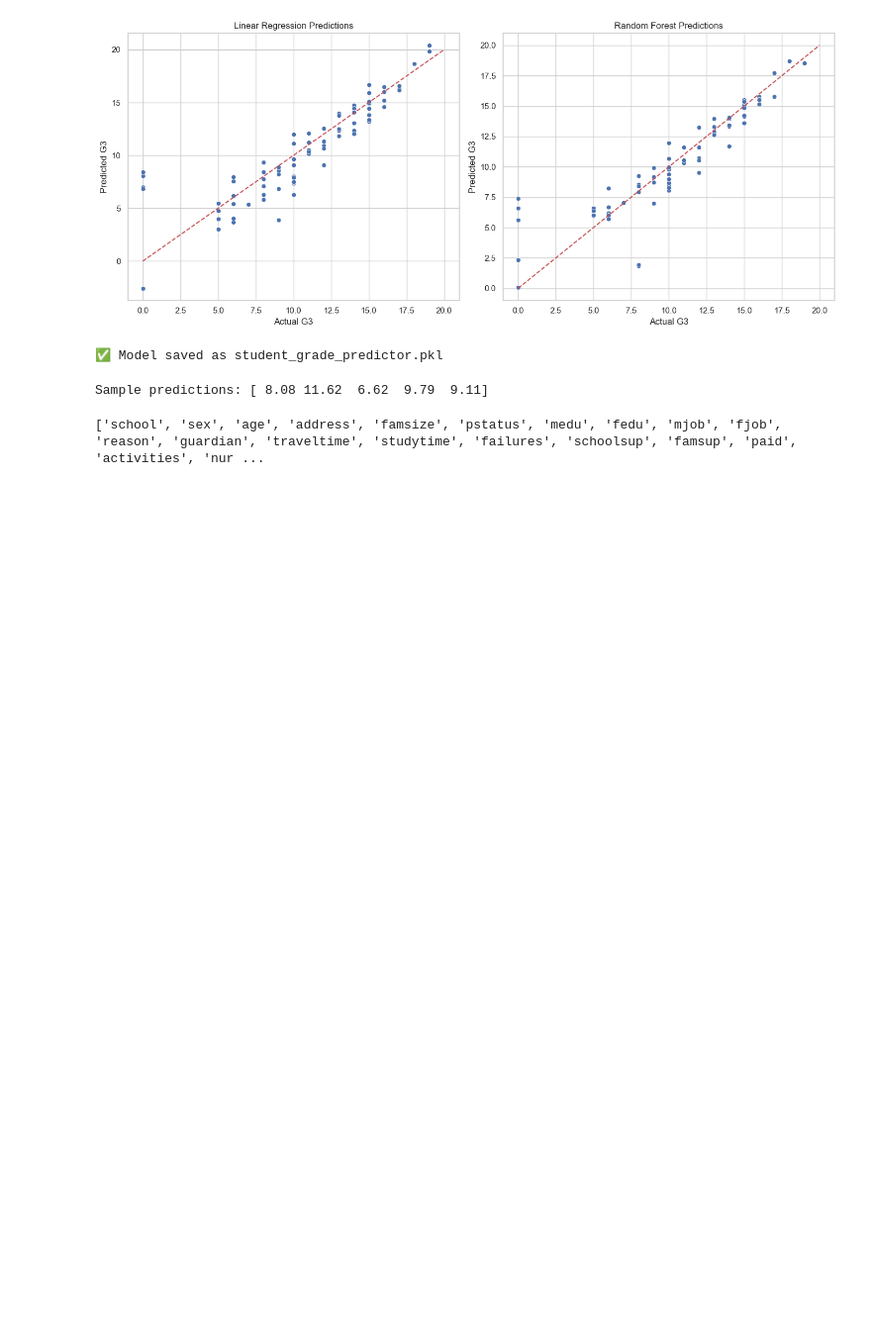
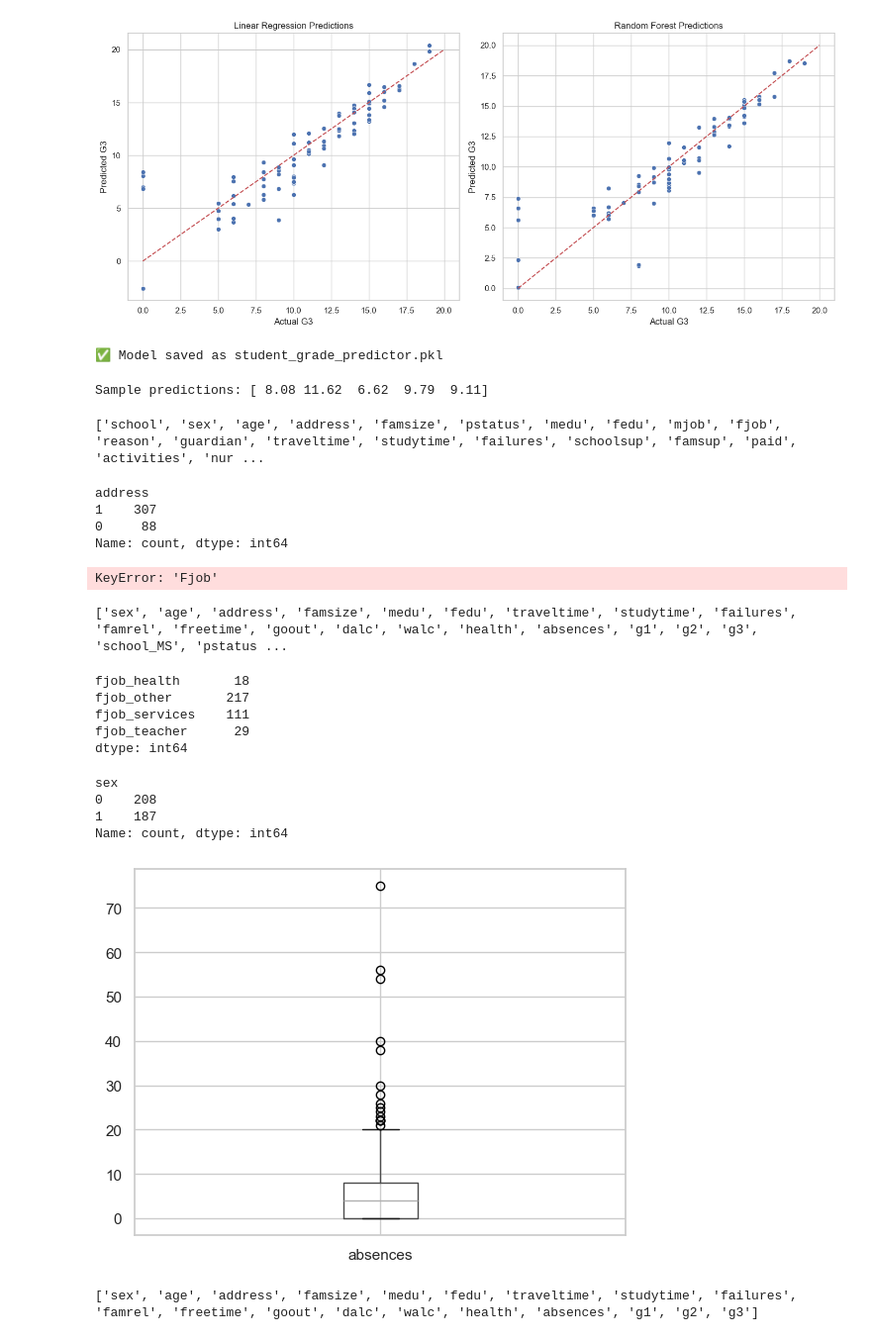
Before and after one commit to gisele-gisubizo/Capstone-Project, a Jupyter notebook: code/student_analysis.ipynb, the cells around one changed output. Shown at 99% size. Cells and saved outputs as stored; diff of their text form; code cells hidden in the pictures; blank space fills up the shorter version.

```diff
--- a/code/student_analysis.ipynb
+++ b/code/student_analysis.ipynb
@@ -322,3 +324,44 @@ Sample predictions: [ 8.08 11.62  6.62  9.79  9.11]
 print(X.columns.tolist())
 # %% [output]
 ['school', 'sex', 'age', 'address', 'famsize', 'pstatus', 'medu', 'fedu', 'mjob', 'fjob', 'reason', 'guardian', 'traveltime', 'studytime', 'failures', 'schoolsup', 'famsup', 'paid', 'activities', 'nur ...
+# %%
+print(df['address'].value_counts())  # Check unique values
+print(df['Fjob'].value_counts())    # Check unique values
+# %% [output]
+address
+1    307
+0     88
+Name: count, dtype: int64
+KeyError: 'Fjob'
+# %%
+print(df.columns.tolist())
+# %% [output]
+['sex', 'age', 'address', 'famsize', 'medu', 'fedu', 'traveltime', 'studytime', 'failures', 'famrel', 'freetime', 'goout', 'dalc', 'walc', 'health', 'absences', 'g1', 'g2', 'g3', 'school_MS', 'pstatus ...
+# %%
+print(df[['fjob_health', 'fjob_other', 'fjob_services', 'fjob_teacher']].sum())  # Sum of 1s per category
+# %% [output]
+fjob_health       18
+fjob_other       217
+fjob_services    111
+fjob_teacher      29
+dtype: int64
+# %%
+print(df['sex'].value_counts())  # Should show 'M' and 'F'
+# %% [output]
+sex
+0    208
+1    187
+Name: count, dtype: int64
+# %%
+import matplotlib.pyplot as plt
+df.boxplot(column='absences')
+plt.show()
+df['absences'] = df['absences'].clip(upper=df['absences'].quantile(0.95))
+# %% [output]
+[figure, added]
+# %%
+df_encoded = pd.get_dummies(df[['sex', 'age', 'address', 'famsize', 'medu', 'fedu', 'traveltime', 'studytime', 'failures', 'famrel', 'freetime', 'goout', 'dalc', 'walc', 'health', 'absences', 'g1', 'g2', 'g3']], drop_first=True)
+df = df_encoded  # Update df if you want to proceed with encoded version
+print(df.columns.tolist())  # Confirm
+# %% [output]
+['sex', 'age', 'address', 'famsize', 'medu', 'fedu', 'traveltime', 'studytime', 'failures', 'famrel', 'freetime', 'goout', 'dalc', 'walc', 'health', 'absences', 'g1', 'g2', 'g3']
```
Also changed, not shown: parts of 10 cells of this notebook.
